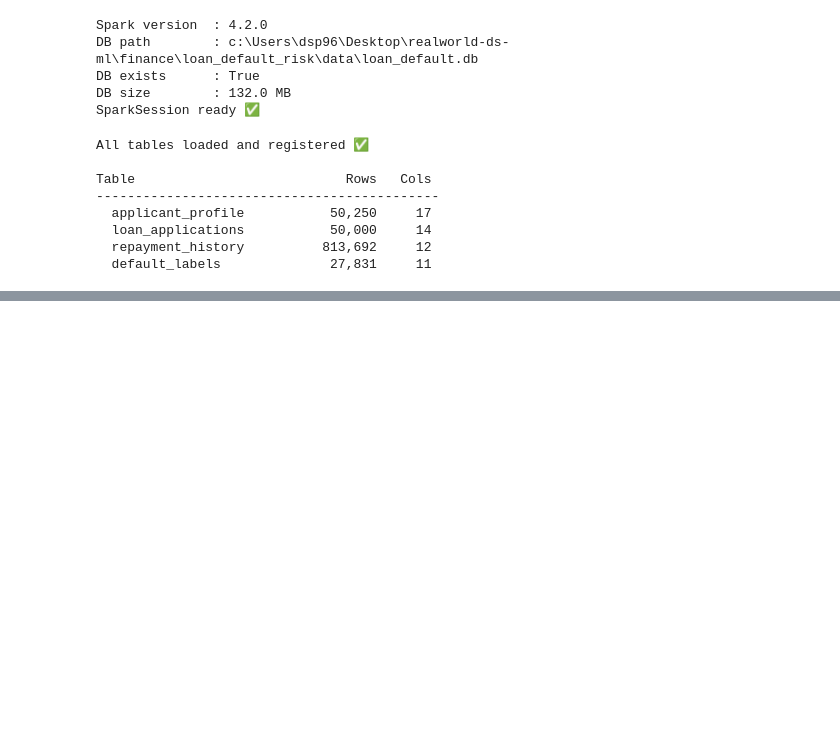
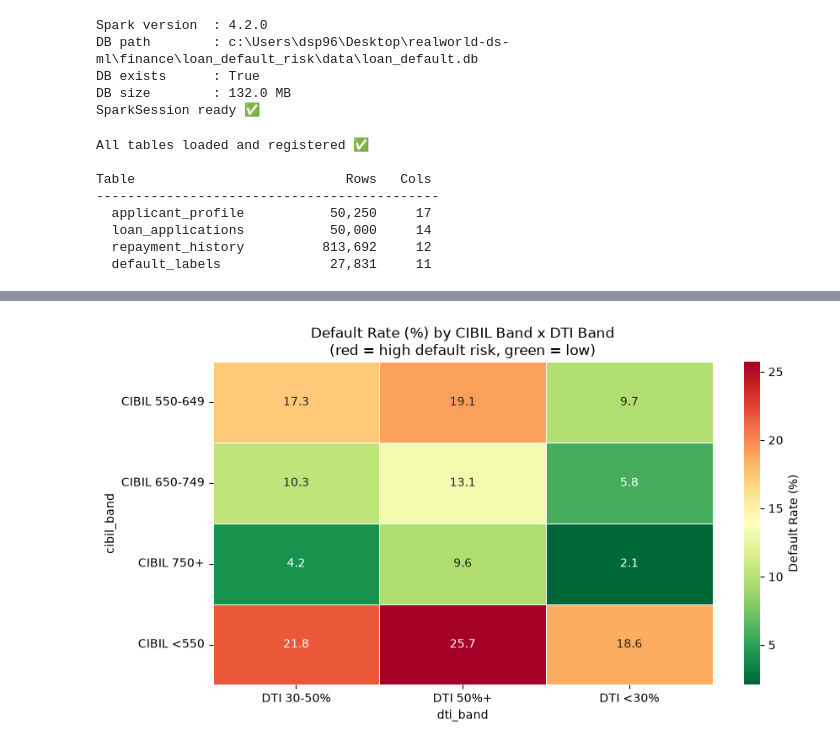
Before and after one commit to praveenkumar993/realworld-ds-ml, a Jupyter notebook: finance/loan_default_risk/notebooks/01_database_setup.ipynb, the cells around one changed output, grey strips where cells are left out. Drawn from its saved outputs; the diff is of its cells as text; code cells hidden in the pictures; blank space fills up the shorter version.

```diff
--- a/finance/loan_default_risk/notebooks/01_database_setup.ipynb
+++ b/finance/loan_default_risk/notebooks/01_database_setup.ipynb
@@ -152,0 +438,73 @@ Table                           Rows   Cols
+# %%
+print("JOINT RISK FACTOR ANALYSIS\n")
+print("How do CIBIL score and DTI interact to drive default?\n")
+
+# Joint heatmap — CIBIL band x DTI band x default rate
+joint_analysis = spark.sql("""
+    SELECT
+        CASE
+            WHEN p.cibil_score >= 750 THEN 'CIBIL 750+'
+            WHEN p.cibil_score >= 650 THEN 'CIBIL 650-749'
+            WHEN p.cibil_score >= 550 THEN 'CIBIL 550-649'
+            ELSE                           'CIBIL <550'
+        END                                    AS cibil_band,
+        CASE
+            WHEN p.debt_to_income_ratio < 0.30 THEN 'DTI <30%'
+            WHEN p.debt_to_income_ratio < 0.50 THEN 'DTI 30-50%'
+            ELSE                                    'DTI 50%+'
+        END                                    AS dti_band,
+        COUNT(*)                               AS loans,
+        ROUND(AVG(d.is_defaulted) * 100, 2)   AS default_rate_pct
+    FROM default_labels d
+    JOIN loan_applications l  ON d.loan_id    = l.loan_id
+    JOIN applicant_profile p  ON l.customer_id = p.customer_id
+    WHERE p.cibil_score IS NOT NULL
+    GROUP BY cibil_band, dti_band
+    ORDER BY default_rate_pct DESC
+""")
+
+print("CIBIL x DTI Joint Default Rate:")
+joint_analysis.show(truncate=False)
+
+# Pivot to heatmap
+joint_pd = joint_analysis.toPandas()
+pivot    = joint_pd.pivot(
+    index="cibil_band",
+    columns="dti_band",
+    values="default_rate_pct"
+)
+
+fig, ax = plt.subplots(figsize=(9, 5))
+sns.heatmap(
+    pivot, annot=True, fmt=".1f",
+    cmap="RdYlGn_r", ax=ax,
+    linewidths=0.5,
+    cbar_kws={"label": "Default Rate (%)"}
+)
+ax.set_title(
+    "Default Rate (%) by CIBIL Band x DTI Band\n"
+    "(red = high default risk, green = low)",
+    fontsize=12
+)
+plt.tight_layout()
+plt.savefig("../data/processed/02_cibil_dti_heatmap.png",
+            dpi=130, bbox_inches="tight")
+plt.show()
+
+# Employment type analysis
+print("\nDefault Rate by Employment Type:")
+spark.sql("""
+    SELECT
+        p.employment_type,
+        COUNT(*)                               AS loans,
+        ROUND(AVG(d.is_defaulted) * 100, 2)   AS default_rate_pct,
+        ROUND(AVG(p.monthly_income), 0)        AS avg_income,
+        ROUND(AVG(p.debt_to_income_ratio)*100,1) AS avg_dti_pct,
+        ROUND(AVG(p.cibil_score), 0)           AS avg_cibil
+    FROM default_labels d
+    JOIN loan_applications l  ON d.loan_id     = l.loan_id
+    JOIN applicant_profile p  ON l.customer_id = p.customer_id
+    GROUP BY p.employment_type
+    ORDER BY default_rate_pct DESC
+""").show(truncate=False)
+# %% [output]
@@ -152,0 +528 @@ Table                           Rows   Cols
+[figure, added]
```
Also changed, not shown: parts of 7 cells of this notebook.
